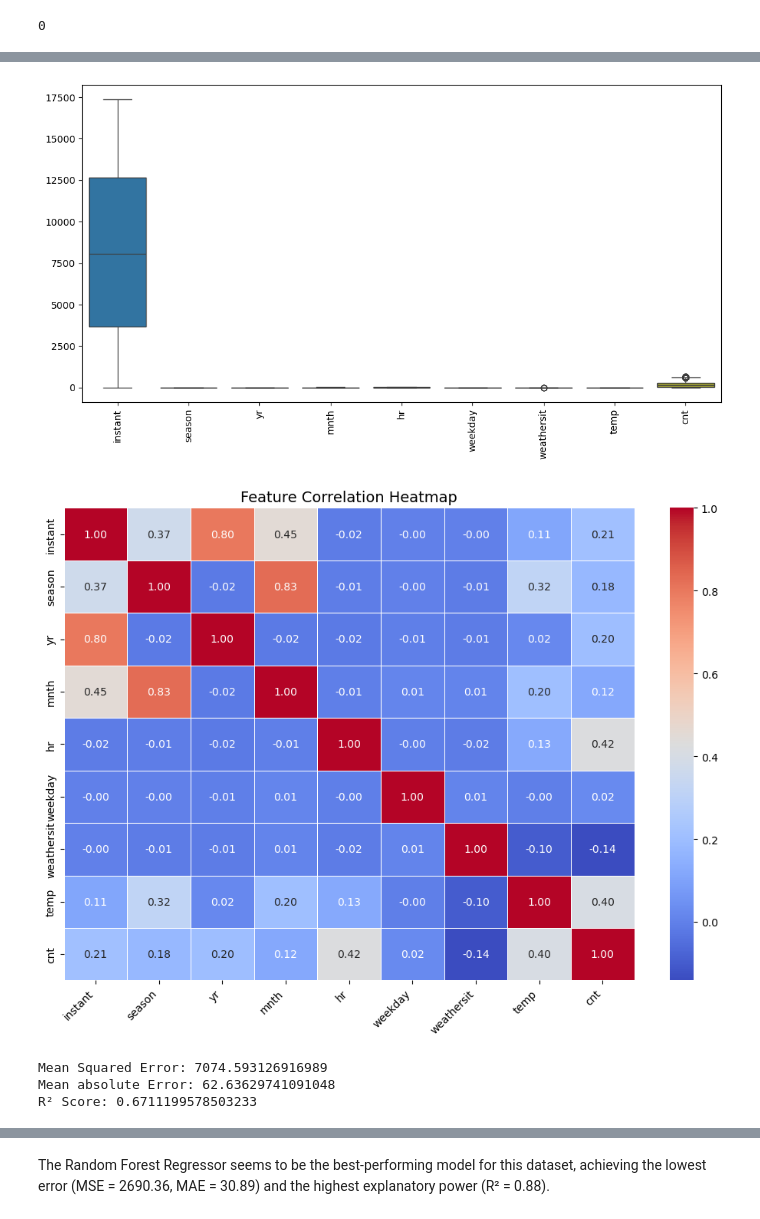
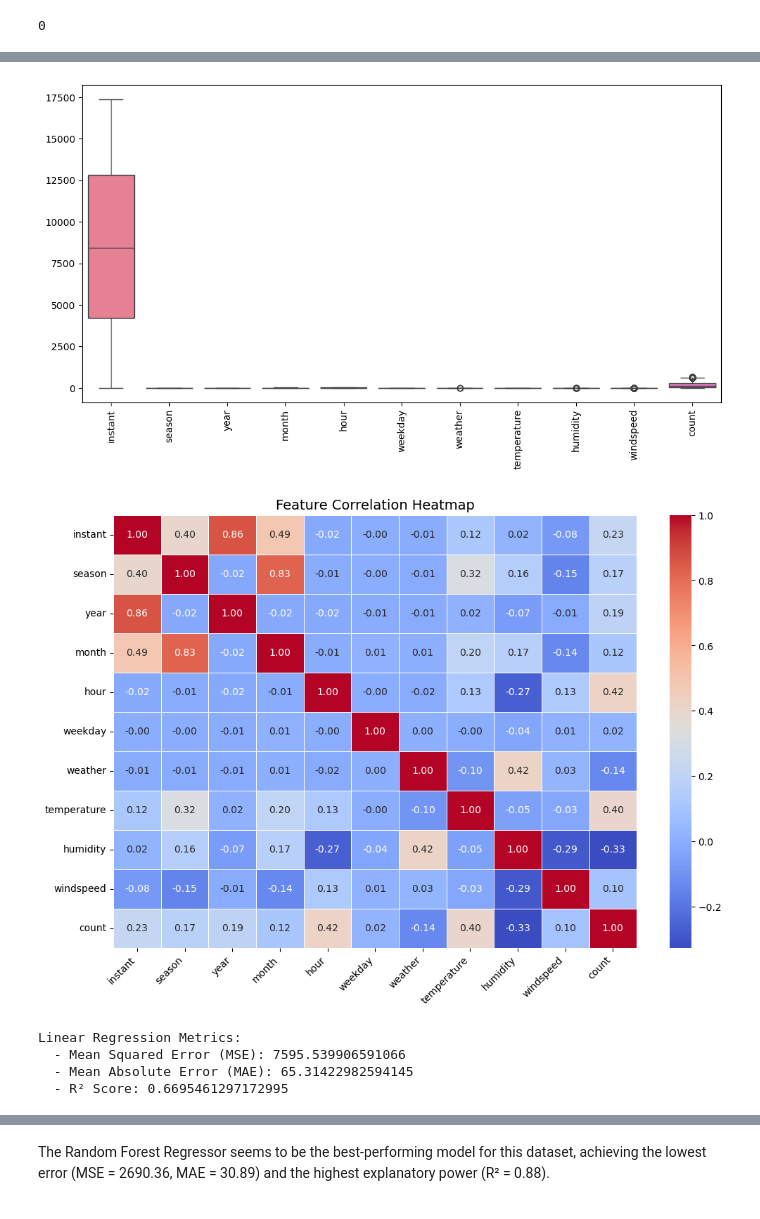
Before and after one commit to saleha-12/bike_sharing, a Jupyter notebook: combined file.ipynb, the cells around one changed output, grey strips where cells are left out. Saved outputs shown, nothing was run; the diff lists cells and outputs as text; code cells hidden in the pictures.

```diff
--- a/combined file.ipynb
+++ b/combined file.ipynb
@@ -64,7 +64,7 @@ import matplotlib.pyplot as plt
 import seaborn as sns
 # %%
 # Load csv file from GitHub into a DataFrame
-df = pd.read_csv('cleaned_bike_data.csv')
+df = pd.read_csv('cleaned_hourly_bike_data.csv')
 
 # Check top 3 rows of DataFrame
 df.head(3)
@@ -151,21 +153,22 @@ plt.show()
 # 'casual' column shows a large number of outliers, which most likely means there are certain times when these casual users are renting bikes more often, which makes the fluctuations
 # wider than the 'registered' users.
 # %% [output]
-[figure, old version]
+[figure, new version]
 # %%
 # Correlation matrix to check relationships between variables
 plt.figure(figsize=(12, 8))
-sns.heatmap(df.drop(columns=["dteday"]).corr(), annot=True, cmap="coolwarm", fmt=".2f", linewidths=0.5)
+sns.heatmap(df.drop(columns=["date"]).corr(), annot=True, cmap="coolwarm", fmt=".2f", linewidths=0.5)
 
 plt.xticks(rotation=45, ha='right')
 plt.title("Feature Correlation Heatmap", fontsize=14)
 plt.show()
 
 # Initial observations: season, year, weathersit, temp, atemp, and windspeed affect the number of rentals ('cnt')
 # %% [output]
-[figure, old version]
+[figure, new version]
 # %%
 # Efren's part
+# import necessary libraries
 import pandas as pd
 import numpy as np
 from sklearn.model_selection import train_test_split
@@ -174,16 +177,15 @@ from sklearn.linear_model import LinearRegression
 from sklearn.metrics import mean_squared_error, mean_absolute_error, r2_score
 
 # Load the dataset
-data = pd.read_csv('cleaned_bike_data.csv')
+data = pd.read_csv('cleaned_hourly_bike_data.csv')
 
 # Define features and target
-X = data.drop(columns=['cnt'])  # Predictors
-y = data['cnt']  # Target variable
+X = data.drop(columns=['count'])  # Predictors
+y = data['count']  # Target variable
 
 # Identify categorical and numerical columns
-#categorical_features = ['season', 'yr', 'mnth', 'hr', 'weekday', 'weathersit']
-categorical_features = ['season', 'yr', 'mnth', 'weekday', 'hr', 'weathersit'] #for cleaned_bike_data.csv
-numerical_features = ['temp']
+categorical_features = ['season', 'year', 'month', 'hour', 'weekday', 'weather']
+numerical_features = ['temperature', 'humidity', 'windspeed']
 
 # Outlier Detection for the target variable y
 Q1 = y.quantile(0.25)
@@ -212,21 +214,25 @@ X_transformed = np.hstack((X_num, X_cat))
 # Split data into training and testing sets
 X_train, X_test, y_train, y_test = train_test_split(X_transformed, y_cleaned, test_size=0.2, random_state=42)
 
-# Train Linear Regression model
-model = LinearRegression()
-model.fit(X_train, y_train)
 
-# Make predictions
-y_pred = model.predict(X_test)
-# Evaluate the model. new metric
-mse = mean_squared_error(y_test, y_pred)
-mae = mean_absolute_error(y_test, y_pred)
-print(f'Mean Squared Error: {mse}')
-print(f'Mean absolute Error: {mae}')
-# Calculate R² score
-r2 = r2_score(y_test, y_pred)
-print(f'R² Score: {r2}')
+# Function to evaluate models
+def evaluate_model(y_true, y_pred, model_name):
+    mse = mean_squared_error(y_true, y_pred)
+    mae = mean_absolute_error(y_true, y_pred)
+    r2 = r2_score(y_true, y_pred)
+    print(f"{model_name} Metrics:")
+    print(f"  - Mean Squared Error (MSE): {mse}")
+    print(f"  - Mean Absolute Error (MAE): {mae}")
+    print(f"  - R² Score: {r2}")
+    print()
+
+# Train and evaluate Linear Regression model
+linear_model = LinearRegression()
+linear_model.fit(X_train, y_train)
+y_pred_linear = linear_model.predict(X_test)
+evaluate_model(y_test, y_pred_linear, "Linear Regression")
 # %% [output]
-Mean Squared Error: 7074.593126916989
-Mean absolute Error: 62.63629741091048
-R² Score: 0.6711199578503233
+Linear Regression Metrics:
+  - Mean Squared Error (MSE): 7595.539906591066
+  - Mean Absolute Error (MAE): 65.31422982594145
+  - R² Score: 0.6695461297172995
```
Also changed, not shown: parts of 14 cells of this notebook.
